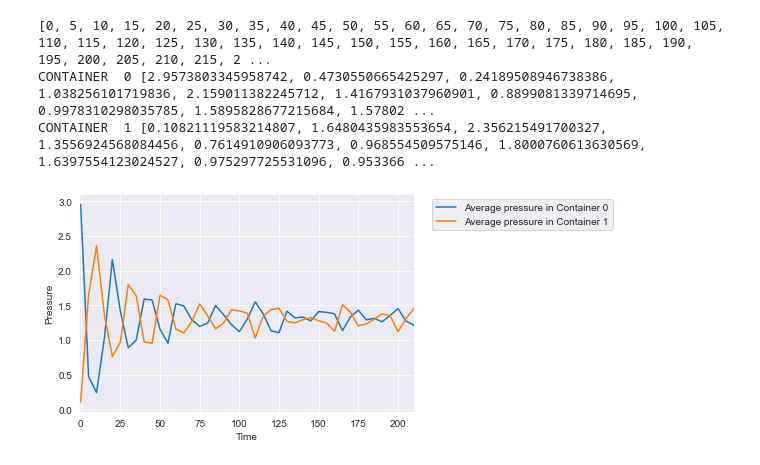
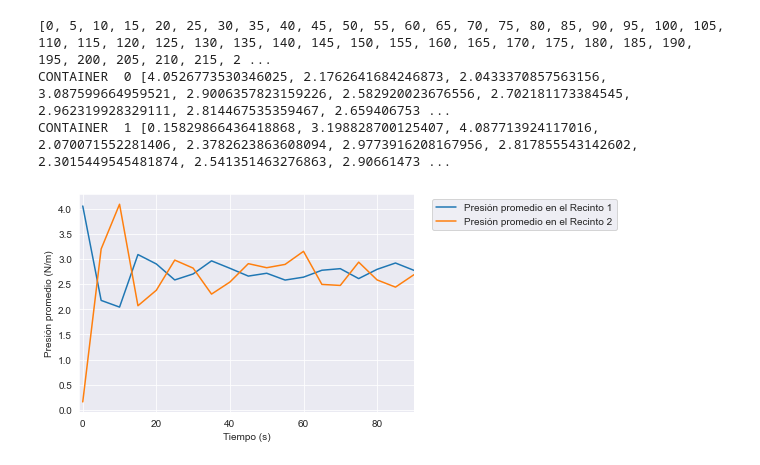
Before and after one commit to mricarte-i/2023Q2G01, a Jupyter notebook: TP3/plotter/pressure.ipynb, the cells around one changed output. Drawn from its saved outputs; the diff is of its cells as text; code cells hidden in the pictures.

Commit message:
pressure tiny

```diff
--- a/TP3/plotter/pressure.ipynb
+++ b/TP3/plotter/pressure.ipynb
@@ -4,9 +4,9 @@ import seaborn as sns
 
 #VARIABLES
 delta_time = 5
-L=0.09
-file_path = '../Out-N500-L0.09-ITER500000-POST50-wallEvents-w-0.09.txt'
-save_to="./PRESENTATION-PVT-"
+L=0.03
+file_path = '../Out-N500-L0.03-ITER500000-POST50-wallEvents-w-0.09.txt'
+save_to="./VERF-PRESENTATION-PVT-"
 
 sns.set_style("darkgrid")
 # %%
@@ -80,23 +80,23 @@ for container_id, container_values in container_data.items():
 # %%
 #Plotting
 plt.tight_layout()
 print(steps)
 print("CONTAINER ", 0, time_arrays[0])
-plt.plot(steps[:len(time_arrays[0])], time_arrays[0], label=f'Average pressure in Container {0}')
+plt.plot(steps[:len(time_arrays[0])], time_arrays[0], label=f'Presión promedio en el Recinto 1')
 
 print("CONTAINER ", 1, time_arrays[1])
-plt.plot(steps[:len(time_arrays[1])], time_arrays[1], label=f'Average pressure in Container {1}')
+plt.plot(steps[:len(time_arrays[1])], time_arrays[1], label=f'Presión promedio en el Recinto 2')
 
-plt.xlim((-1, 210))
+plt.xlim((-1, 90))
 
-plt.xlabel('Time')
-plt.ylabel('Pressure')
+plt.xlabel('Tiempo (s)')
+plt.ylabel('Presión promedio (N/m)')
 plt.legend(bbox_to_anchor=(1.04, 1), loc="upper left")
 fname = save_to + "pressure-500-L-" +str(L) + "-dt-" + str(delta_time) + ".png"
 plt.savefig(fname, bbox_inches='tight', dpi=300)
 plt.show()
 # %% [output]
 [0, 5, 10, 15, 20, 25, 30, 35, 40, 45, 50, 55, 60, 65, 70, 75, 80, 85, 90, 95, 100, 105, 110, 115, 120, 125, 130, 135, 140, 145, 150, 155, 160, 165, 170, 175, 180, 185, 190, 195, 200, 205, 210, 215, 2 ...
-CONTAINER  0 [2.9573803345958742, 0.4730550665425297, 0.24189508946738386, 1.038256101719836, 2.159011382245712, 1.4167931037960901, 0.8899081339714695, 0.9978310298035785, 1.5895828677215684, 1.57802 ...
-CONTAINER  1 [0.10821119583214807, 1.6480435983553654, 2.356215491700327, 1.3556924568084456, 0.7614910906093773, 0.968554509575146, 1.8000760613630569, 1.6397554123024527, 0.975297725531096, 0.953366 ...
+CONTAINER  0 [4.0526773530346025, 2.1762641684246873, 2.0433370857563156, 3.087599664959521, 2.9006357823159226, 2.582920023676556, 2.702181173384545, 2.962319928329111, 2.814467535359467, 2.659406753 ...
+CONTAINER  1 [0.15829866436418868, 3.198828700125407, 4.087713924117016, 2.070071552281406, 2.3782623863608094, 2.9773916208167956, 2.817855543142602, 2.3015449545481874, 2.541351463276863, 2.90661473 ...
-[figure, old version]
+[figure, new version]
```
Also changed, not shown: 4 other files.
